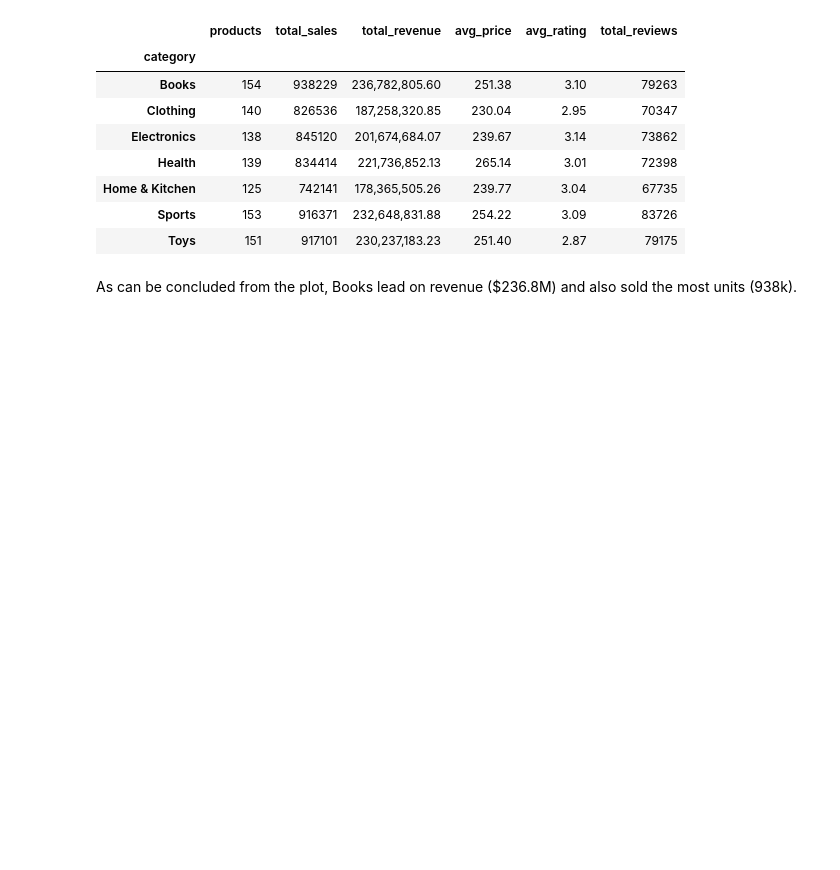
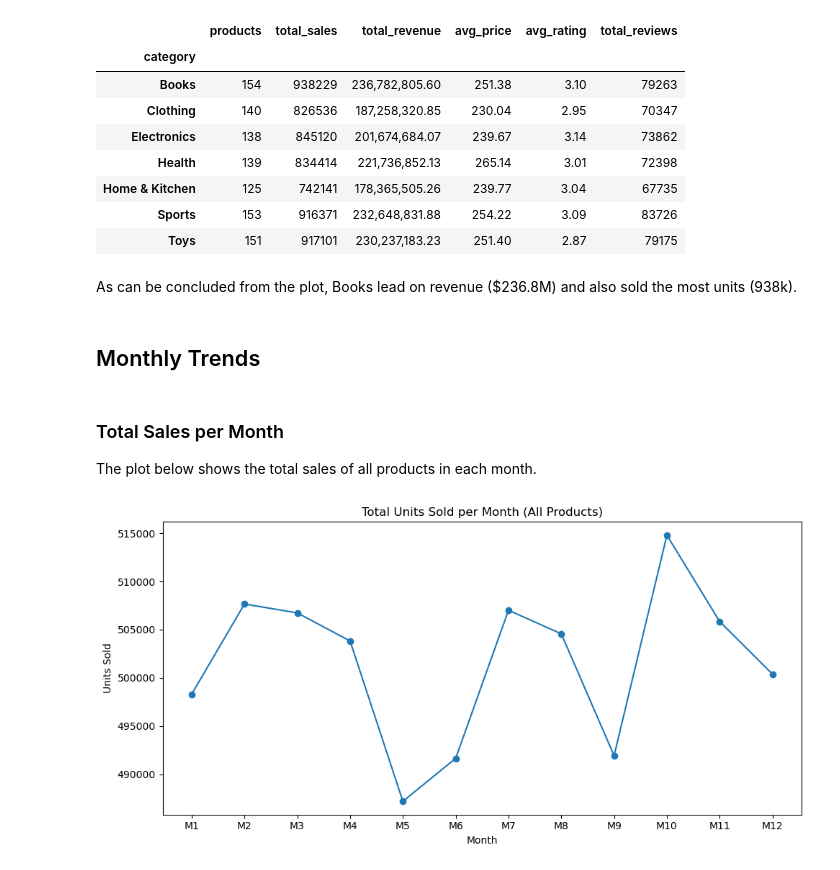
Before and after one commit to elahemrtz/ecommerce-sales-analysis, a Jupyter notebook: notebooks/01_eda.ipynb, the cells around one changed output. Drawn from its saved outputs; the diff is of its cells as text; code cells hidden in the pictures; blank space fills up the shorter version.

Commit message:
Fixed previous code + added monthly analysis

```diff
--- a/notebooks/01_eda.ipynb
+++ b/notebooks/01_eda.ipynb
@@ -11,5 +18,5 @@ Reading the csv file into a dataframe:
 # %%
-df = pd.read_csv("ecommerce_sales_analysis.csv")
+df = pd.read_csv("../data/ecommerce_sales_analysis.csv")
 pd.set_option("display.float_format", "{:,.2f}".format)
 print(df.head())
 print(df.shape)
@@ -262,3 +274,24 @@ category_summary
 | Toys | 151 | 917101 | 230,237,183.23 | 251.40 | 2.87 | 79175 |
 # %% [markdown]
 As can be concluded from the plot, Books lead on revenue ($236.8M) and also sold the most units (938k).
+# %% [markdown]
+## Monthly Trends
+# %% [markdown]
+### Total Sales per Month
+The plot below shows the total sales of all products in each month.
+# %%
+monthly_total = long_df.groupby("month")['units_sold'].sum()
+month_order = [f"sales_month_{i}" for i in range(1, 13)]
+monthly_total = monthly_total.reindex(month_order)
+
+
+ax = monthly_total.plot(kind="line", marker="o", figsize=(10, 5))
+ax.set_title("Total Units Sold per Month (All Products)")
+ax.set_xlabel("Month")
+ax.set_ylabel("Units Sold")
+ax.set_xticks(range(len(monthly_total)))          # explicit tick positions
+ax.set_xticklabels([f"M{i}" for i in range(1, 13)])  # 12 labels
+plt.tight_layout()
+plt.show()
+# %% [output]
+[figure, added]
```
Also changed, not shown: parts of 17 cells of this notebook.
